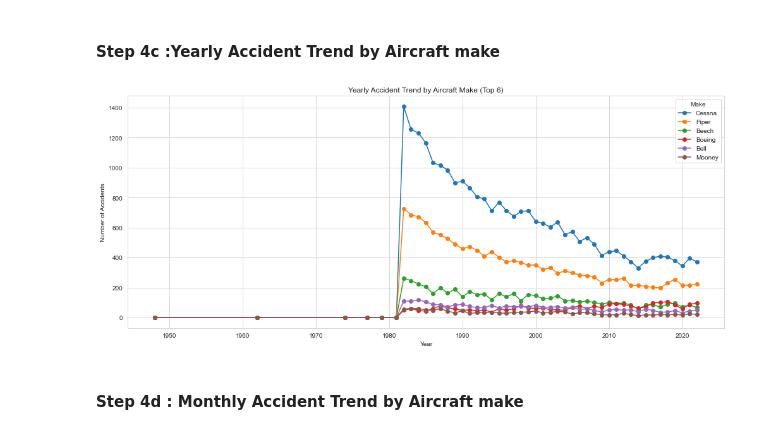
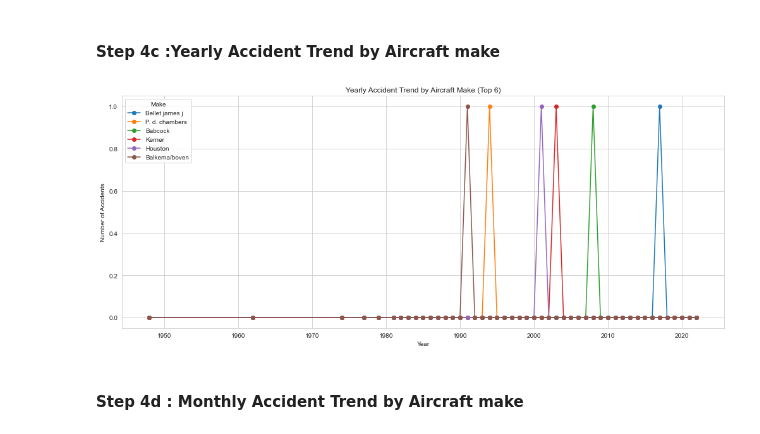
Before and after one commit to DebbieMOmondi/-Aviation-Risk-Analysis, a Jupyter notebook: Risk_Analysis.ipynb, the cells around one changed output. Drawn from its saved outputs; the diff is of its cells as text; code cells hidden in the pictures.

```diff
--- a/Risk_Analysis.ipynb
+++ b/Risk_Analysis.ipynb
@@ -443,28 +447,28 @@ plt.show()
 # %%
 # Ensure 'Event.Date' is datetime type
 cleaned_data['Event.Date'] = pd.to_datetime(cleaned_data['Event.Date'], errors='coerce')
 
 # Extract Year and Month Name
 cleaned_data['Year'] = cleaned_data['Event.Date'].dt.year
 cleaned_data['Month'] = cleaned_data['Event.Date'].dt.month_name()
 
 # Group by Year and Make
 accidents_by_year_make = cleaned_data.groupby(['Year', 'Make']).size().reset_index(name='Accident_Count')
 
 # Pivot the data to make plotting easier
 pivot_make_year = accidents_by_year_make.pivot(index='Year', columns='Make', values='Accident_Count').fillna(0)
 
 # Plot trends for top 6 makes by total accidents
-top_6_makes = cleaned_data['Make'].value_counts().head(6).index
+top_6_makes = cleaned_data['Make'].value_counts().tail(6).index
 pivot_make_year[top_6_makes].plot(figsize=(14, 6), marker='o')
 plt.title('Yearly Accident Trend by Aircraft Make (Top 6)')
 plt.ylabel('Number of Accidents')
 plt.xlabel('Year')
 plt.grid(True)
 plt.legend(title='Make')
 plt.tight_layout()
 plt.show()
 # %% [output]
-[figure, old version]
+[figure, new version]
 # %% [markdown]
 #### Step 4d : Monthly Accident Trend by Aircraft make
```
Also changed, not shown: parts of 8 cells of this notebook, 1 other file.
